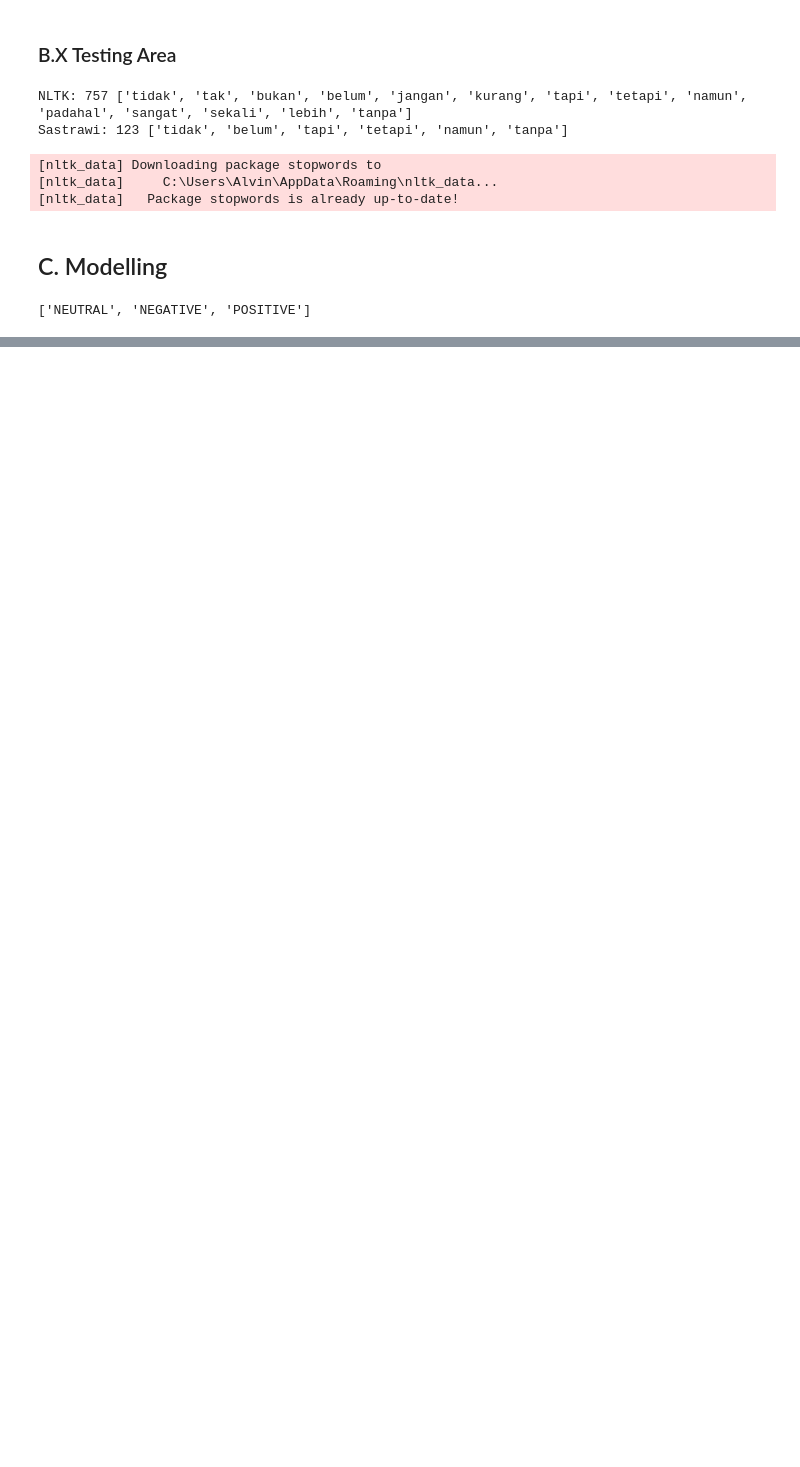
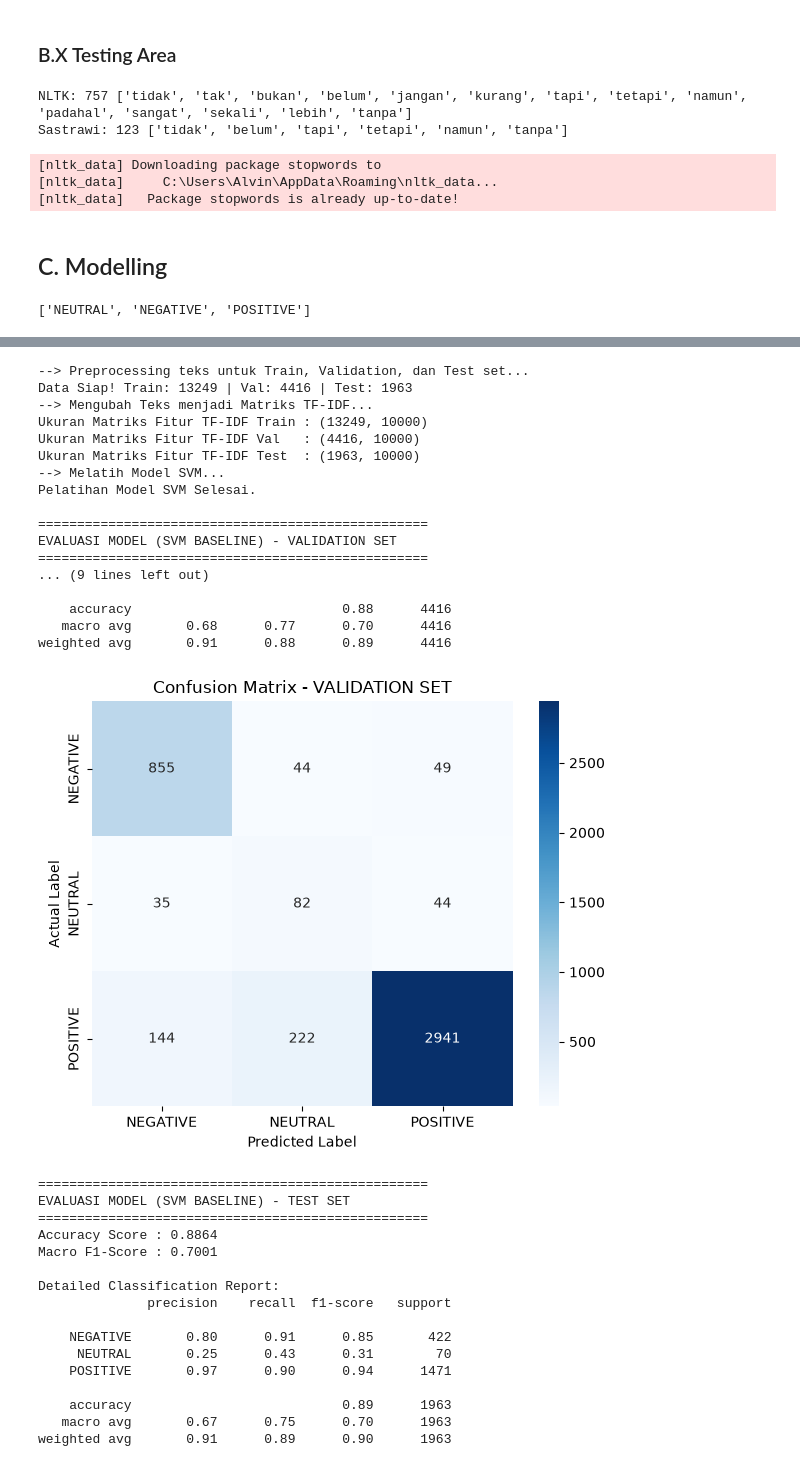
Before and after one commit to AlvinWjy25/telemedicine-sentiment-analysis-MTL, a Jupyter notebook: notebook/EDA.ipynb, the cells around one changed output, grey strips where cells are left out. Drawn from its saved outputs; the diff is of its cells as text; code cells hidden in the pictures; blank space fills up the shorter version.

Commit message:
feat: added early TF-IDF exploration, neutral signal still needs to be investigated

```diff
--- a/notebook/EDA.ipynb
+++ b/notebook/EDA.ipynb
@@ -780,0 +829,3 @@ Name: count, dtype: int64
+# %%
+for df in [train_df, val_df, test_df]:
+    df['text_with_weight'] = df['weight'].astype(str).str.lower() + " " + df['review_cleaned_normed'].astype(str)
@@ -780,0 +1106,63 @@ Name: count, dtype: int64
+# %%
+# 1. Inisialisasi Class dengan df_train, df_val, dan df_test Anda
+
+pipeline = TFIDF_SVM_Baseline(
+    df_train= train_df,
+    df_val= val_df,
+    df_test= test_df,
+    target_col='sentiment',
+    text_col='text_with_weight',
+    max_features=10000,
+    C=1.0,
+    kernel='linear'
+)
+
+# 2. Persiapan & Preprocessing Teks
+pipeline.prepare_data()
+
+# 3. Transformasi Fitur TF-IDF
+pipeline.fit_transform_tfidf()
+
+# 4. Training Model pada Data Train
+pipeline.train()
+
+# 5. Evaluasi pada Validation Set (untuk tuning / analisis awal)
+pipeline.evaluate(on='val')
+
+# 6. Evaluasi Akhir pada Test Set (unseen data)
+pipeline.evaluate(on='test')
+# %% [output]
+--> Preprocessing teks untuk Train, Validation, dan Test set...
+Data Siap! Train: 13249 | Val: 4416 | Test: 1963
+--> Mengubah Teks menjadi Matriks TF-IDF...
+Ukuran Matriks Fitur TF-IDF Train : (13249, 10000)
+Ukuran Matriks Fitur TF-IDF Val   : (4416, 10000)
+Ukuran Matriks Fitur TF-IDF Test  : (1963, 10000)
+--> Melatih Model SVM...
+Pelatihan Model SVM Selesai.
+
+==================================================
+EVALUASI MODEL (SVM BASELINE) - VALIDATION SET
+==================================================
+... (9 lines left out)
+
+    accuracy                           0.88      4416
+   macro avg       0.68      0.77      0.70      4416
+weighted avg       0.91      0.88      0.89      4416
+[figure, added]
+==================================================
+EVALUASI MODEL (SVM BASELINE) - TEST SET
+==================================================
+Accuracy Score : 0.8864
+Macro F1-Score : 0.7001
+
+Detailed Classification Report:
+              precision    recall  f1-score   support
+
+    NEGATIVE       0.80      0.91      0.85       422
+     NEUTRAL       0.25      0.43      0.31        70
+    POSITIVE       0.97      0.90      0.94      1471
+
+    accuracy                           0.89      1963
+   macro avg       0.67      0.75      0.70      1963
+weighted avg       0.91      0.89      0.90      1963
```
Also changed, not shown: parts of 16 cells of this notebook.
